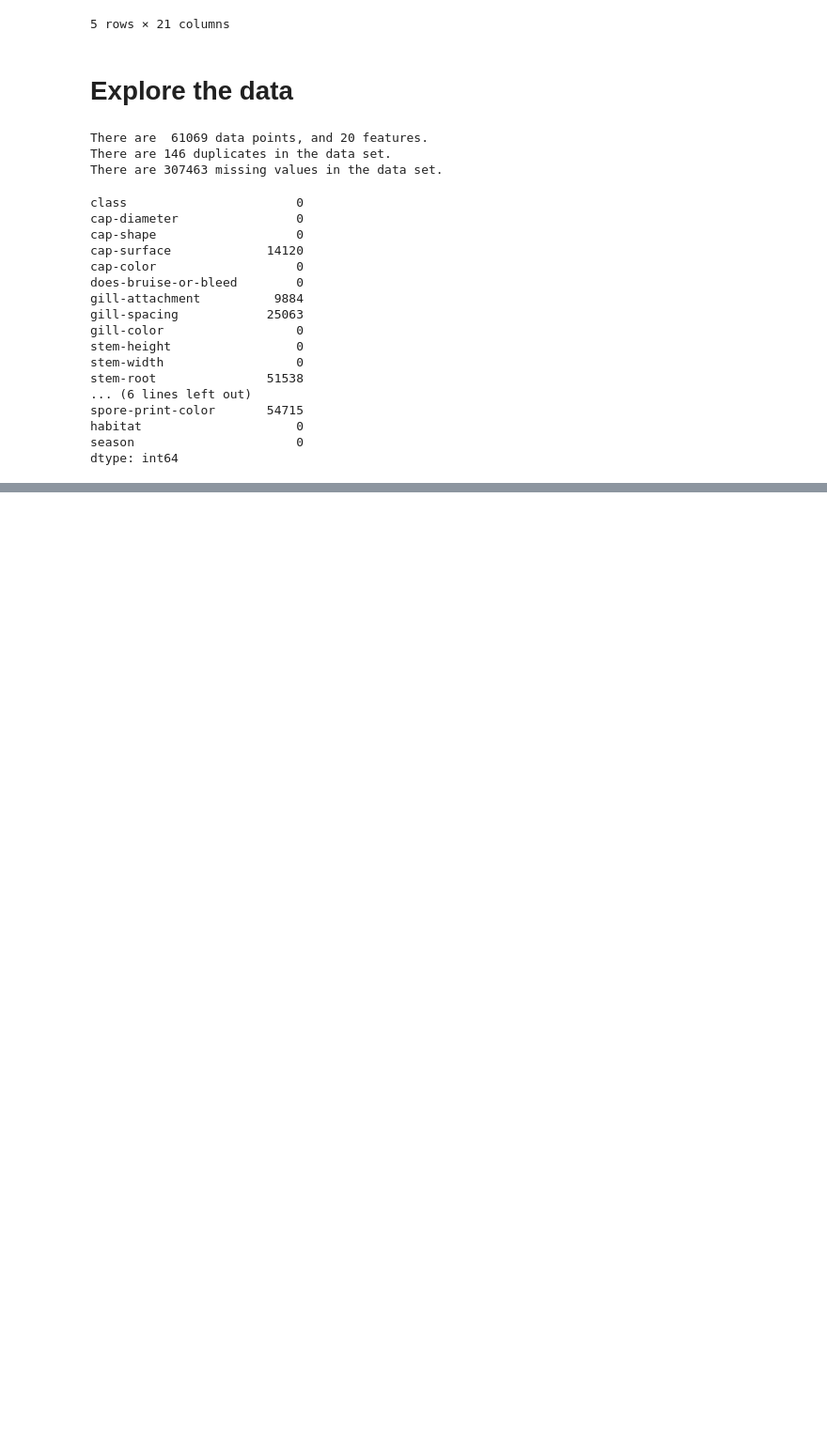
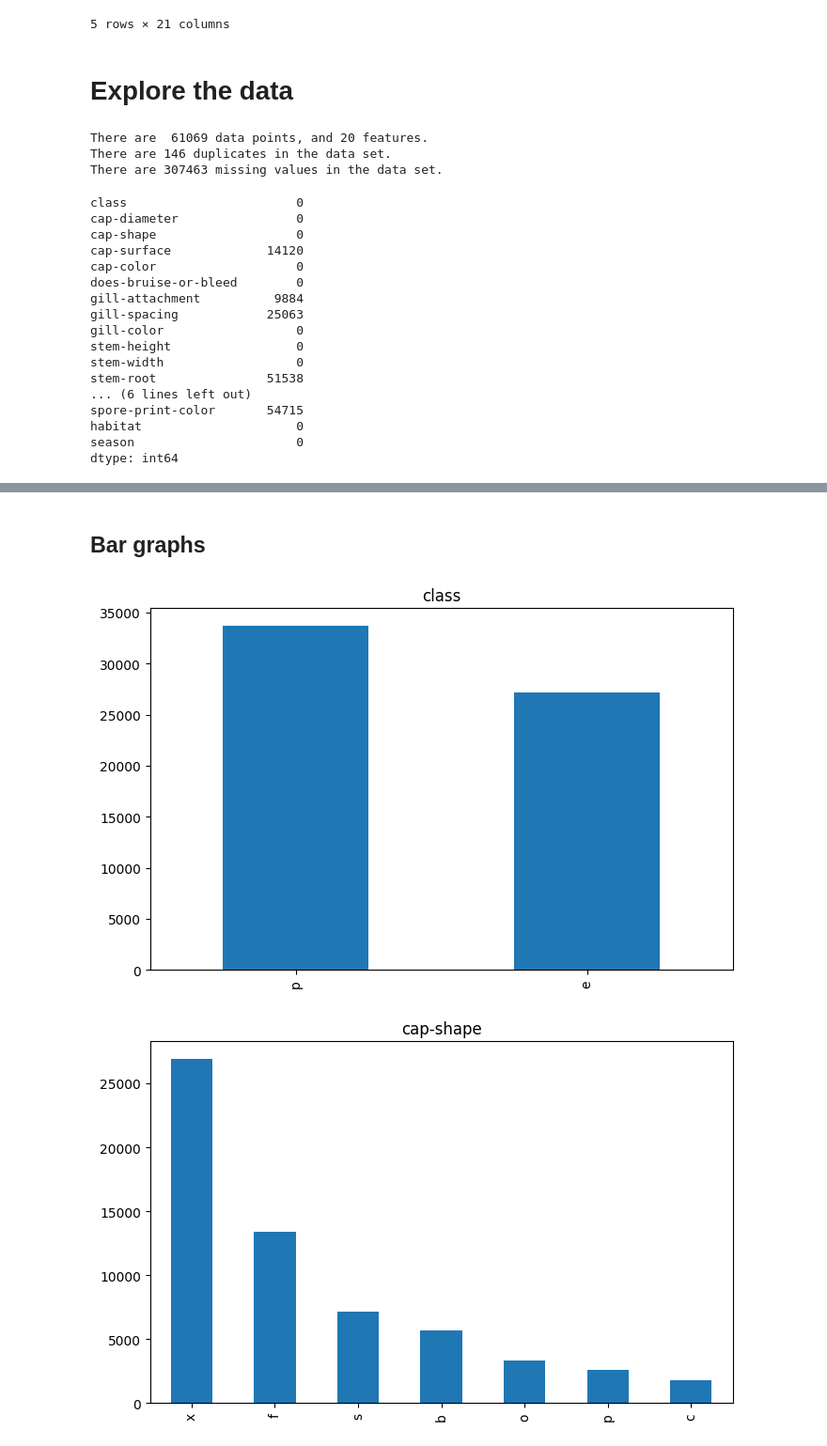
Before and after one commit to mvince33/mushroom_toxicity, a Jupyter notebook: mushroom_toxicity.ipynb, the cells around one changed output, grey strips where cells are left out. Shown at 94% size. Saved outputs shown, nothing was run; the diff lists cells and outputs as text; code cells hidden in the pictures; blank space fills up the shorter version.

```diff
--- a/mushroom_toxicity.ipynb
+++ b/mushroom_toxicity.ipynb
@@ -51,0 +71,12 @@ dtype: int64
+# %%
+# Check for missing values
+print('Missing Values:', df.isna().sum().sum())
+
+# Find missing values by column
+print(df.isna().sum())
+print('-' * 80)
+
+# Get the percentage of missing data in each row
+for col, n in zip(df.isna().sum().index, df.isna().sum().values):
+  if n > 0:
+    print(f'Percentage of data missing in {col}: {round(n / len(df) * 100, 2)}')
@@ -51,0 +140,7 @@ dtype: int64
+# %%
+# Check for inconsistent labels
+cat_cols = df.select_dtypes(include = 'object')
+for col in cat_cols:
+  print('Column:', col)
+  print(df[col].value_counts(normalize = True))
+  print()
@@ -51,0 +248,12 @@ dtype: int64
+# %% [markdown]
+## Bar graphs
+# %%
+# Plot the categorical data using bar graphs.
+for col in df.select_dtypes(include = 'object'):
+  plt.figure(figsize = (8, 5));
+  df[col].value_counts().plot.bar(title = col);
+  plt.show();
+  print()
+# %% [output]
+[figure, added]
+[figure, added]
```
Also changed, not shown: parts of 23 cells of this notebook, 2 other files.
